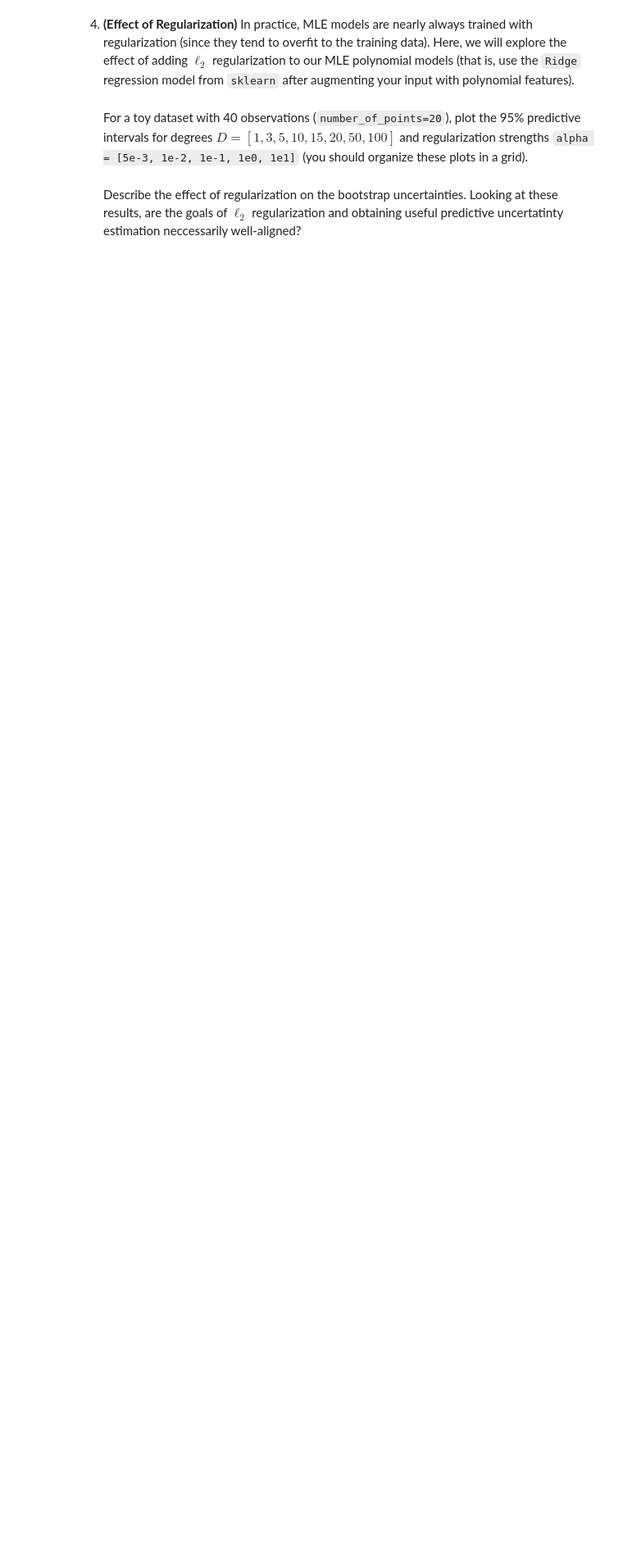
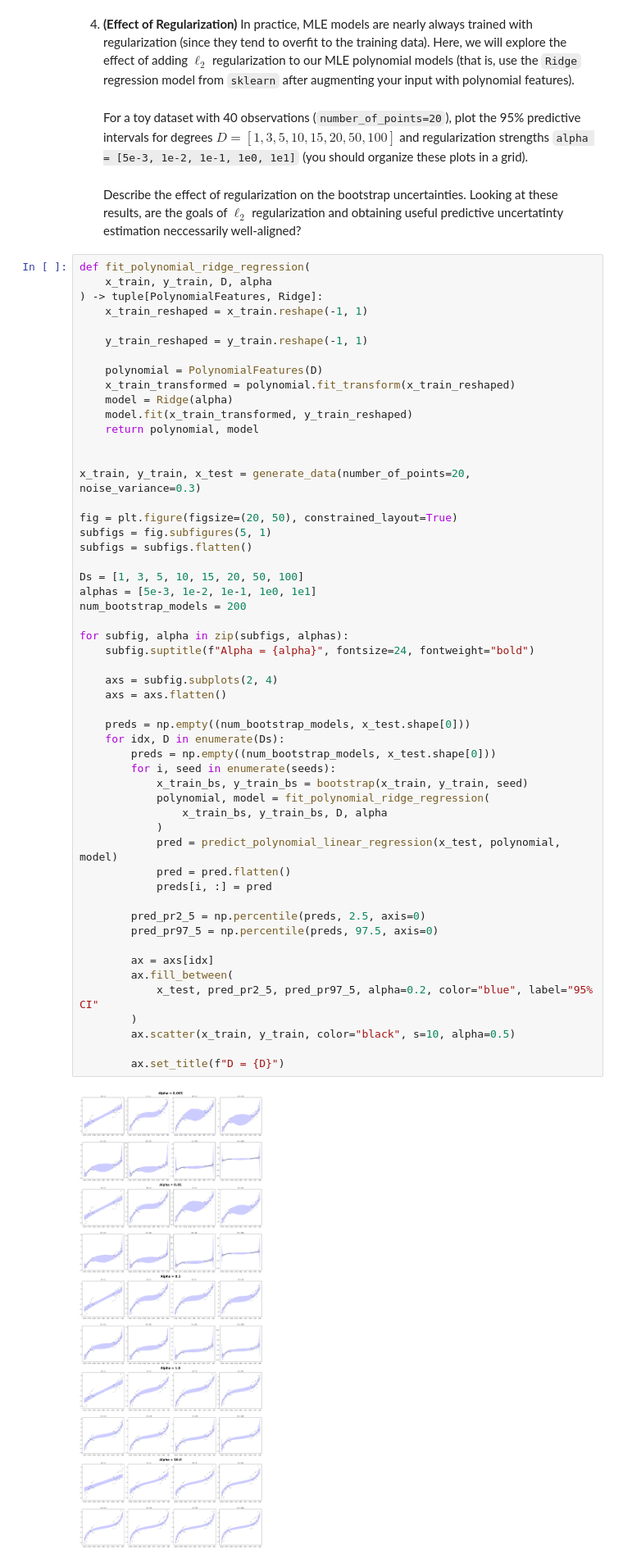
Before and after one commit to chihuangliu/ELEC70122_ML_for_Safety_Critical_Decision_Making, a Jupyter notebook: ELEC70122_HW1.ipynb, the cells around one changed output. Shown at 82% size. Saved outputs shown, nothing was run; the diff lists cells and outputs as text; blank space fills up the shorter version.

```diff
--- a/ELEC70122_HW1.ipynb
+++ b/ELEC70122_HW1.ipynb
@@ -236,6 +248,61 @@ for idx, D in enumerate(Ds):
 4. **(Effect of Regularization)** In practice, MLE models are nearly always trained with regularization (since they tend to overfit to the training data). Here, we will explore the effect of adding $\ell_2$ regularization to our MLE polynomial models (that is, use the `Ridge` regression model from `sklearn` after augmenting your input with polynomial features). <br><br>
 For a toy dataset with 40 observations (`number_of_points=20`), plot the 95% predictive intervals for degrees $D = [1,3,5,10,15,20,50,100]$ and regularization strengths `alpha = [5e-3, 1e-2, 1e-1, 1e0, 1e1]` (you should organize these plots in a grid).<br><br>
 Describe the effect of regularization on the bootstrap uncertainties. Looking at these results, are the goals of $\ell_2$ regularization and obtaining useful predictive uncertatinty estimation neccessarily well-aligned?
+# %%
+def fit_polynomial_ridge_regression(
+    x_train, y_train, D, alpha
+) -> tuple[PolynomialFeatures, Ridge]:
+    x_train_reshaped = x_train.reshape(-1, 1)
+
+    y_train_reshaped = y_train.reshape(-1, 1)
+
+    polynomial = PolynomialFeatures(D)
+    x_train_transformed = polynomial.fit_transform(x_train_reshaped)
+    model = Ridge(alpha)
+    model.fit(x_train_transformed, y_train_reshaped)
+    return polynomial, model
+
+
+x_train, y_train, x_test = generate_data(number_of_points=20, noise_variance=0.3)
+
+fig = plt.figure(figsize=(20, 50), constrained_layout=True)
+subfigs = fig.subfigures(5, 1)
+subfigs = subfigs.flatten()
+
+Ds = [1, 3, 5, 10, 15, 20, 50, 100]
+alphas = [5e-3, 1e-2, 1e-1, 1e0, 1e1]
+num_bootstrap_models = 200
+
+for subfig, alpha in zip(subfigs, alphas):
+    subfig.suptitle(f"Alpha = {alpha}", fontsize=24, fontweight="bold")
+
+    axs = subfig.subplots(2, 4)
+    axs = axs.flatten()
+
+    preds = np.empty((num_bootstrap_models, x_test.shape[0]))
+    for idx, D in enumerate(Ds):
+        preds = np.empty((num_bootstrap_models, x_test.shape[0]))
+        for i, seed in enumerate(seeds):
+            x_train_bs, y_train_bs = bootstrap(x_train, y_train, seed)
+            polynomial, model = fit_polynomial_ridge_regression(
+                x_train_bs, y_train_bs, D, alpha
+            )
+            pred = predict_polynomial_linear_regression(x_test, polynomial, model)
+            pred = pred.flatten()
+            preds[i, :] = pred
+
+        pred_pr2_5 = np.percentile(preds, 2.5, axis=0)
+        pred_pr97_5 = np.percentile(preds, 97.5, axis=0)
+
+        ax = axs[idx]
+        ax.fill_between(
+            x_test, pred_pr2_5, pred_pr97_5, alpha=0.2, color="blue", label="95% CI"
+        )
+        ax.scatter(x_train, y_train, color="black", s=10, alpha=0.5)
+
+        ax.set_title(f"D = {D}")
+# %% [output]
+[figure, added]
 # %% [markdown]
 ## Part II: Bayesian Polynomial Regression
 In this problem, your task is to perform Bayesian polynomial regression on the toy datasets in Part I. That is, assume that the outcome $y$ can be modeled by the following process:
```
Also changed, not shown: parts of 1 cell of this notebook.
